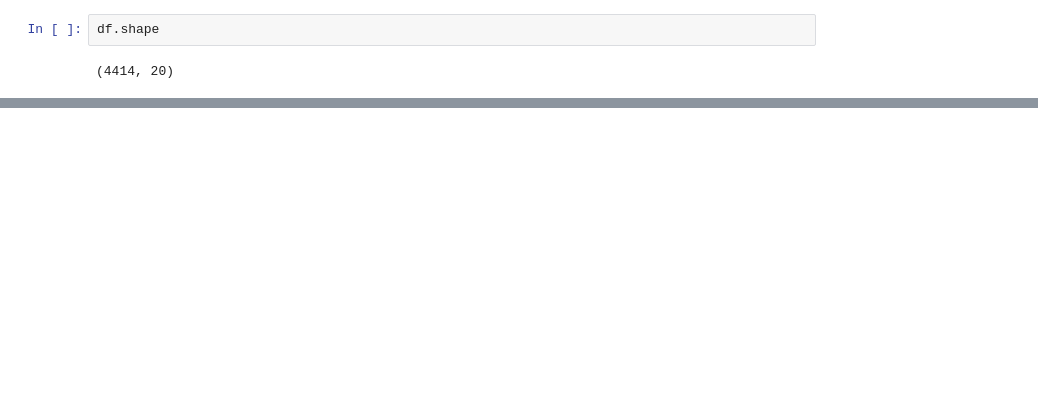
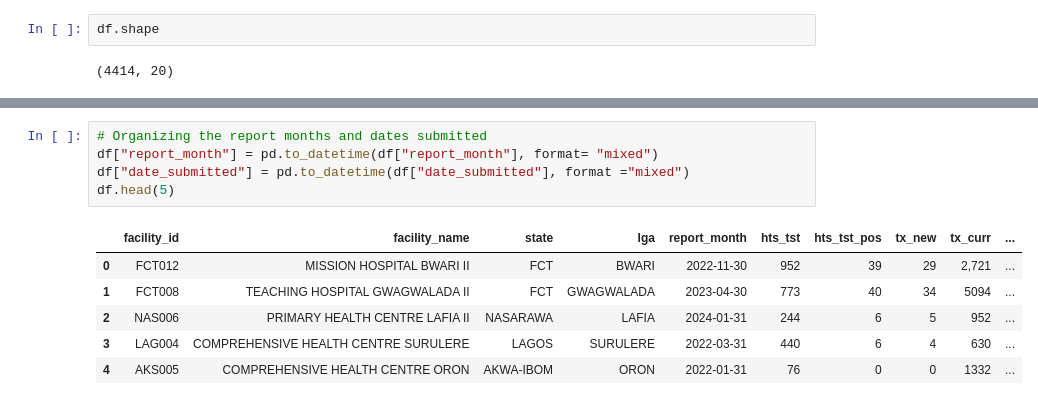
Before and after one commit to AlozieCollins/Intern-dataset-work, a Jupyter notebook: work.ipynb, the cells around one changed output, grey strips where cells are left out. Drawn from its saved outputs; the diff is of its cells as text; blank space fills up the shorter version.

```diff
--- a/work.ipynb
+++ b/work.ipynb
@@ -105,0 +90,12 @@ df
+# %%
+# Organizing the report months and dates submitted
+df["report_month"] = pd.to_datetime(df["report_month"], format= "mixed")
+df["date_submitted"] = pd.to_datetime(df["date_submitted"], format ="mixed")
+df.head(5)
+# %% [output]
+|  | facility_id | facility_name | state | lga | report_month | hts_tst | hts_tst_pos | tx_new | tx_curr | ... |
+| 0 | FCT012 | MISSION HOSPITAL BWARI II | FCT | BWARI | 2022-11-30 | 952 | 39 | 29 | 2,721 | ... |
+| 1 | FCT008 | TEACHING HOSPITAL GWAGWALADA II | FCT | GWAGWALADA | 2023-04-30 | 773 | 40 | 34 | 5094 | ... |
+| 2 | NAS006 | PRIMARY HEALTH CENTRE LAFIA II | NASARAWA | LAFIA | 2024-01-31 | 244 | 6 | 5 | 952 | ... |
+| 3 | LAG004 | COMPREHENSIVE HEALTH CENTRE SURULERE | LAGOS | SURULERE | 2022-03-31 | 440 | 6 | 4 | 630 | ... |
+| 4 | AKS005 | COMPREHENSIVE HEALTH CENTRE ORON | AKWA-IBOM | ORON | 2022-01-31 | 76 | 0 | 0 | 1332 | ... |
```
Also changed, not shown: parts of 10 cells of this notebook, 1 other file.
